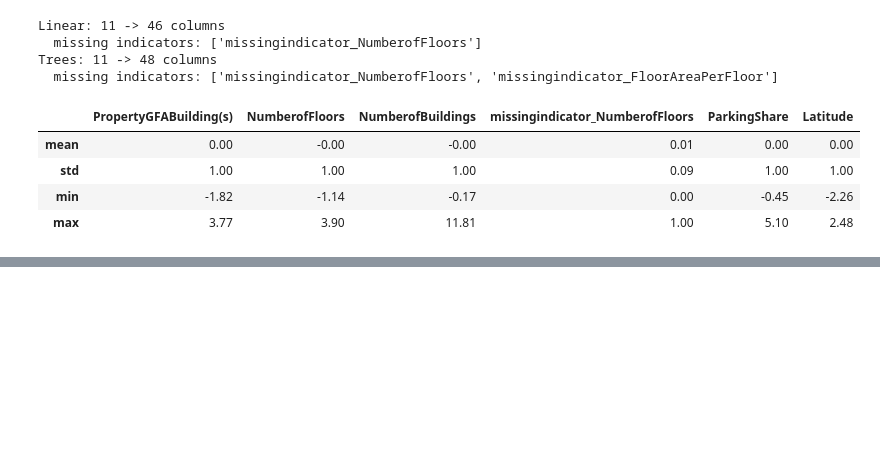
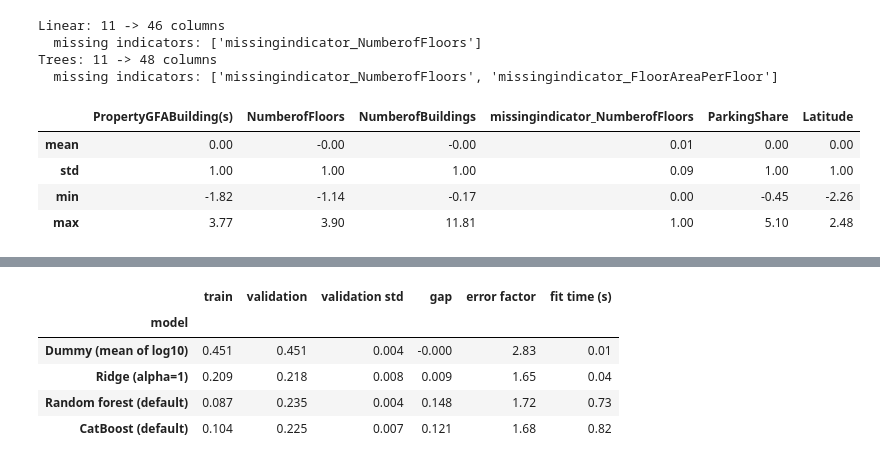
Before and after one commit to dapitch666/oc-p03-seattle-building-energy, a Jupyter notebook: notebooks/03_modeling.ipynb, the cells around one changed output, grey strips where cells are left out. Cells and saved outputs as stored; diff of their text form; code cells hidden in the pictures; blank space fills up the shorter version.

```diff
--- a/notebooks/03_modeling.ipynb
+++ b/notebooks/03_modeling.ipynb
@@ -467,0 +536,33 @@ Trees: 11 -> 48 columns
+# %%
+models = {
+    "Ridge (alpha=1)": with_log_target(
+        make_pipeline(make_linear_preprocessor(), Ridge())
+    ),
+    "Random forest (default)": with_log_target(
+        make_pipeline(
+            make_tree_preprocessor(), RandomForestRegressor(random_state=RANDOM_STATE)
+        )
+    ),
+    "CatBoost (default)": with_log_target(
+        make_pipeline(
+            make_tree_preprocessor(),
+            CatBoostRegressor(
+                random_state=RANDOM_STATE, verbose=0, allow_writing_files=False
+            ),
+        )
+    ),
+}
+
+rows = [baseline] + [
+    evaluate_model(model, X_train, y_train, cv, scorers, name)
+    for name, model in models.items()
+]
+results = pd.DataFrame(rows).set_index("model")
+decision_table(results)
+# %% [output]
+|  | train | validation | validation std | gap | error factor | fit time (s) |
+| model |  |  |  |  |  |  |
+| Dummy (mean of log10) | 0.451 | 0.451 | 0.004 | -0.000 | 2.83 | 0.01 |
+| Ridge (alpha=1) | 0.209 | 0.218 | 0.008 | 0.009 | 1.65 | 0.04 |
+| Random forest (default) | 0.087 | 0.235 | 0.004 | 0.148 | 1.72 | 0.73 |
+| CatBoost (default) | 0.104 | 0.225 | 0.007 | 0.121 | 1.68 | 0.82 |
```
Also changed, not shown: parts of 31 cells of this notebook, 6 other files.
